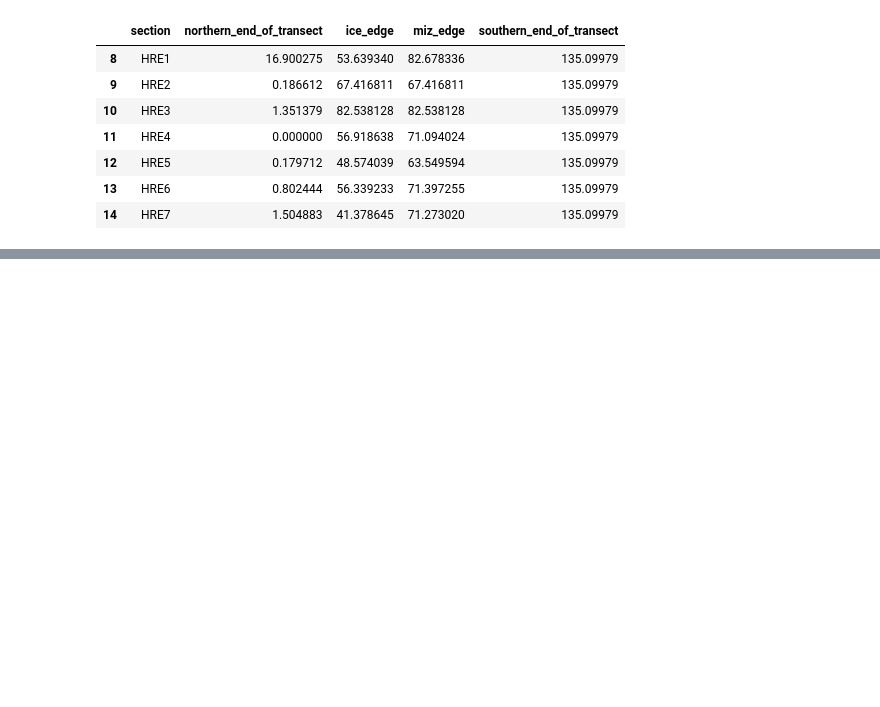
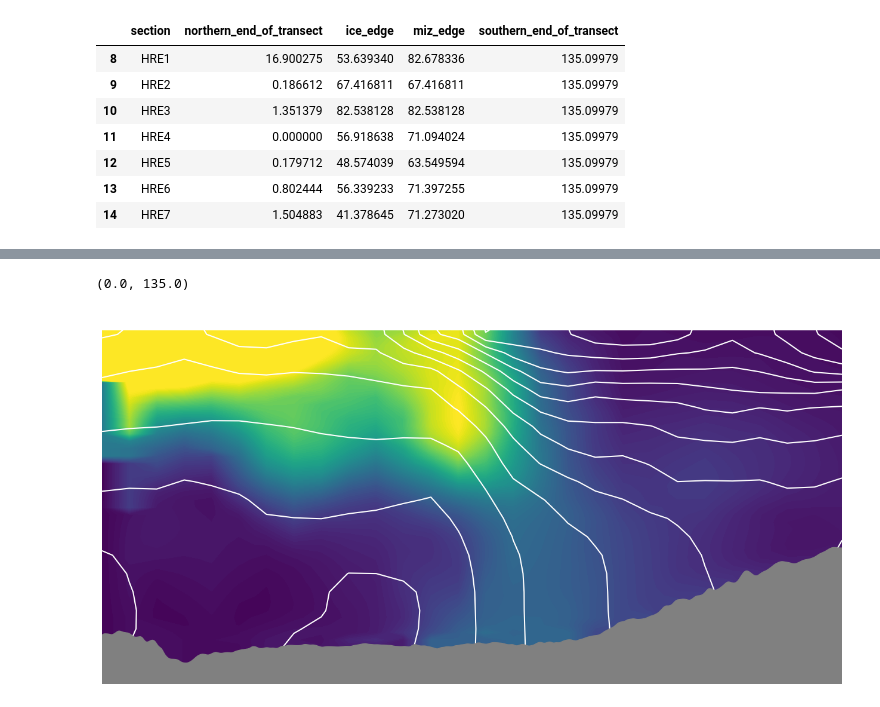
Before and after one commit to lauerja/LauerChukchiExportPaper, a Jupyter notebook: fig2_mean_sections/src/fig2_multipanel_mean_sections.ipynb, the cells around one changed output, grey strips where cells are left out. Cells and saved outputs as stored; diff of their text form; code cells hidden in the pictures; blank space fills up the shorter version.

```diff
--- a/fig2_mean_sections/src/fig2_multipanel_mean_sections.ipynb
+++ b/fig2_mean_sections/src/fig2_multipanel_mean_sections.ipynb
@@ -595,0 +622,27 @@ plt.show()
+# %%
+## plot HRE Line Measured Chla for Graphical Abstract with density contours and bathymetry
+
+fig = plt.figure(figsize=(16, 8))
+
+contourf = plt.contourf(hre_chl_x,
+                               hre_chl_y,
+                               hre_chl,
+                               levels = chl_levels,
+                               cmap = chl_cmap,
+                               extend='max')
+sigmacontour = plt.contour(hre_x, hre_y, hre_sigma, levels = 15, colors = 'white')
+
+plt.gca().invert_yaxis()
+# plt.gca().clabel(sigmacontour, inline=True, use_clabeltext = True, colors = 'white', levels = sigmacontour.levels[::2]) #, fontsize=10, fmt="%.2f", colors="white")
+# plt.gca().set_title('HRE Line Mean')
+
+bathy_polygon = Polygon(hre_bathy, closed=True, color = 'gray', zorder=3)
+plt.gca().add_patch(bathy_polygon)
+
+plt.axis('off')
+
+plt.ylim(50, 0)
+plt.xlim(0, 135)
+# %% [output]
+(0.0, 135.0)
+[figure, added]
```
Also changed, not shown: parts of 6 cells of this notebook, 7 other files.
